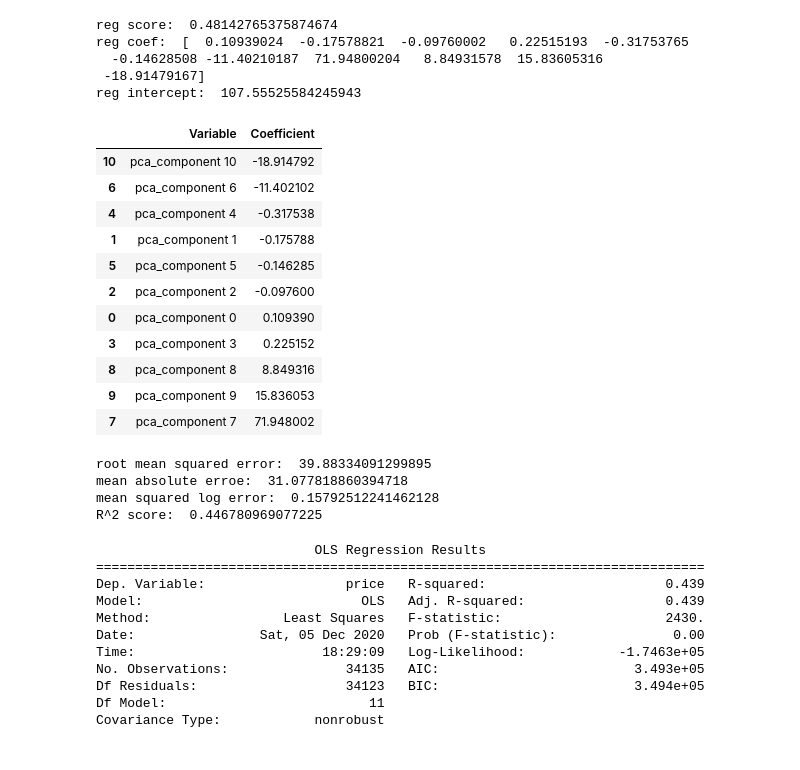
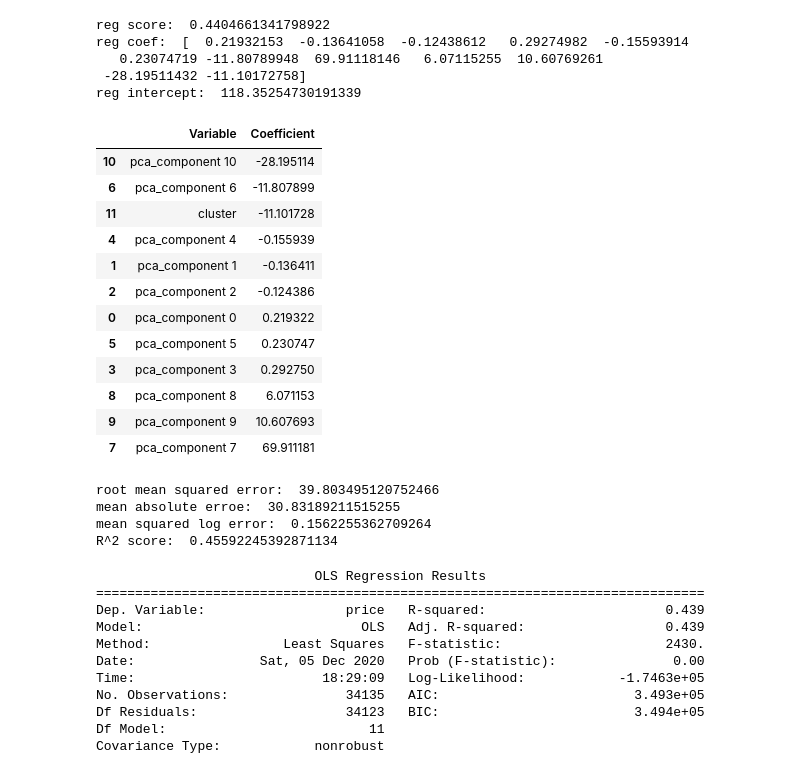
Before and after one commit to DianaYiyangWang/Airbnb-Price-Prediction, a Jupyter notebook: Regression/regression_clustered.ipynb, the cells around one changed output. Saved outputs shown, nothing was run; the diff lists cells and outputs as text; code cells hidden in the pictures.

Commit message:
update train split

```diff
--- a/Regression/regression_clustered.ipynb
+++ b/Regression/regression_clustered.ipynb
@@ -9,47 +9,48 @@ df_test = pd.read_csv("../test1.csv")
 # %%
 from sklearn.linear_model import LinearRegression
 ## Linear Regression
 X_train = df[['pca_component 0', 'pca_component 1', 'pca_component 2', 'pca_component 3', 'pca_component 4', "pca_component 5", "pca_component 6", "pca_component 7", "pca_component 8", "pca_component 9", "pca_component 10", "cluster"]]
 y_train = df['price']
 
 from sklearn.model_selection import train_test_split
-X_train, X_test, y_train, y_test = train_test_split(X_test, y_test, test_size=0.8)
+X_train, X_test, y_train, y_test = train_test_split(X_train, y_train, test_size=.1,random_state=105)
 
 # Fitting linear regression
 reg = LinearRegression().fit(X_train, y_train)
 
 # R squared value
 print('reg score: ', reg.score(X_train, y_train))
 
 # Coefficients
 print('reg coef: ', reg.coef_)
 
 # Intercept
 print('reg intercept: ', reg.intercept_)
 
 
 Coeff = pd.DataFrame(columns=["Variable","Coefficient"])
 Coeff["Variable"]=X_train.columns
 Coeff["Coefficient"]=reg.coef_
 Coeff.sort_values("Coefficient")
 # %% [output]
-reg score:  0.48142765375874674
-reg coef:  [  0.10939024  -0.17578821  -0.09760002   0.22515193  -0.31753765
-  -0.14628508 -11.40210187  71.94800204   8.84931578  15.83605316
- -18.91479167]
-reg intercept:  107.55525584245943
+reg score:  0.4404661341798922
+reg coef:  [  0.21932153  -0.13641058  -0.12438612   0.29274982  -0.15593914
+   0.23074719 -11.80789948  69.91118146   6.07115255  10.60769261
+ -28.19511432 -11.10172758]
+reg intercept:  118.35254730191339
 |  | Variable | Coefficient |
-| 10 | pca_component 10 | -18.914792 |
-| 6 | pca_component 6 | -11.402102 |
-| 4 | pca_component 4 | -0.317538 |
-| 1 | pca_component 1 | -0.175788 |
-| 5 | pca_component 5 | -0.146285 |
-| 2 | pca_component 2 | -0.097600 |
-| 0 | pca_component 0 | 0.109390 |
-| 3 | pca_component 3 | 0.225152 |
-| 8 | pca_component 8 | 8.849316 |
-| 9 | pca_component 9 | 15.836053 |
-| 7 | pca_component 7 | 71.948002 |
+| 10 | pca_component 10 | -28.195114 |
+| 6 | pca_component 6 | -11.807899 |
+| 11 | cluster | -11.101728 |
+| 4 | pca_component 4 | -0.155939 |
+| 1 | pca_component 1 | -0.136411 |
+| 2 | pca_component 2 | -0.124386 |
+| 0 | pca_component 0 | 0.219322 |
+| 5 | pca_component 5 | 0.230747 |
+| 3 | pca_component 3 | 0.292750 |
+| 8 | pca_component 8 | 6.071153 |
+| 9 | pca_component 9 | 10.607693 |
+| 7 | pca_component 7 | 69.911181 |
 # %%
 # Predicting
 y_pred = reg.predict(X_test)
@@ -65,10 +66,10 @@ print("mean squared log error: ", msle)
 r2 = metrics.r2_score(y_test, y_pred)
 print("R^2 score: ", r2)
 # %% [output]
-root mean squared error:  39.88334091299895
-mean absolute erroe:  31.077818860394718
-mean squared log error:  0.15792512241462128
-R^2 score:  0.446780969077225
+root mean squared error:  39.803495120752466
+mean absolute erroe:  30.83189211515255
+mean squared log error:  0.1562255362709264
+R^2 score:  0.45592245392871134
 # %%
 # Taking a closer look at the estimates
 import statsmodels.api as sm
```
Also changed, not shown: 1 other file.
